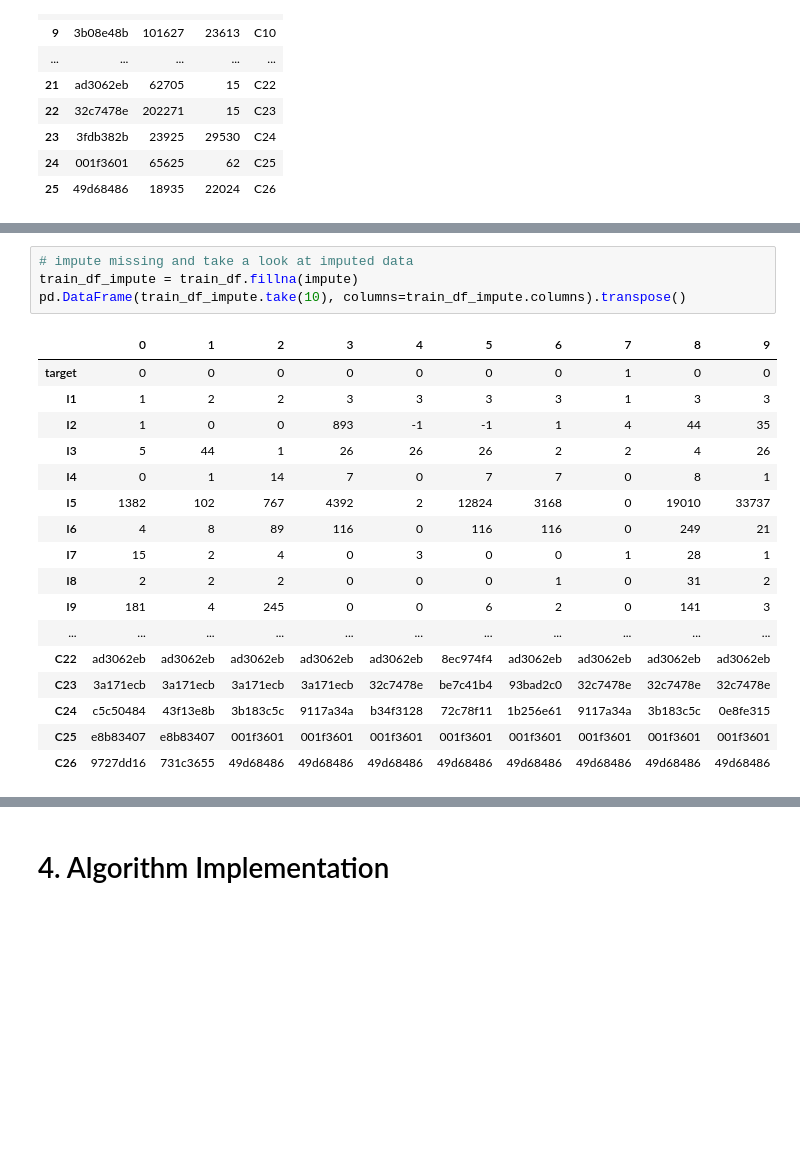
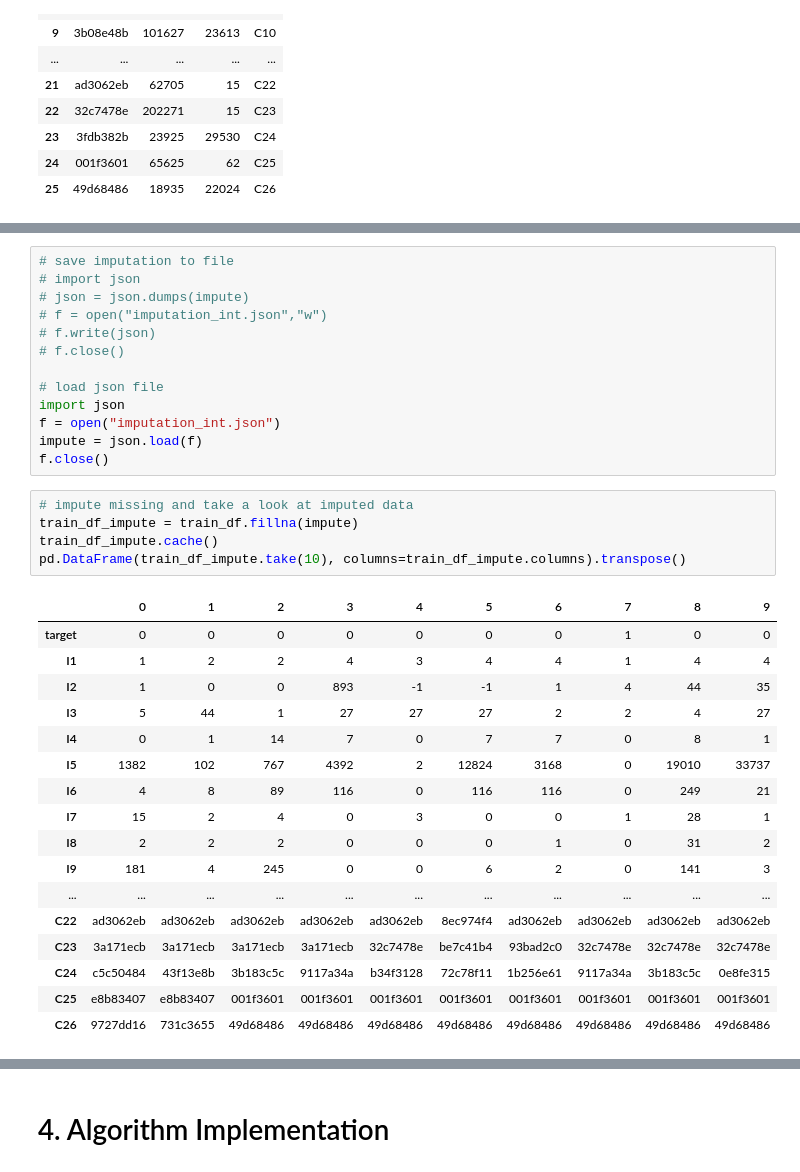
Before and after one commit to ansjory/w261_project, a Jupyter notebook: catherine_fpj_workbook.ipynb, the cells around one changed output, grey strips where cells are left out. Cells and saved outputs as stored; diff of their text form; blank space fills up the shorter version.

```diff
--- a/catherine_fpj_workbook.ipynb
+++ b/catherine_fpj_workbook.ipynb
@@ -303,16 +303,30 @@ impute
  'C24': '3fdb382b',
  'C25': '001f3601',
  'C26': '49d68486'}
+# %%
+# save imputation to file
+# import json
+# json = json.dumps(impute)
+# f = open("imputation_int.json","w")
+# f.write(json)
+# f.close()
+
+# load json file
+import json
+f = open("imputation_int.json")
+impute = json.load(f)
+f.close()
 # %%
 # impute missing and take a look at imputed data
 train_df_impute = train_df.fillna(impute)
+train_df_impute.cache()
 pd.DataFrame(train_df_impute.take(10), columns=train_df_impute.columns).transpose()
 # %% [output]
 |  | 0 | 1 | 2 | 3 | 4 | 5 | 6 | 7 | 8 | 9 |
 | target | 0 | 0 | 0 | 0 | 0 | 0 | 0 | 1 | 0 | 0 |
-| I1 | 1 | 2 | 2 | 3 | 3 | 3 | 3 | 1 | 3 | 3 |
+| I1 | 1 | 2 | 2 | 4 | 3 | 4 | 4 | 1 | 4 | 4 |
 | I2 | 1 | 0 | 0 | 893 | -1 | -1 | 1 | 4 | 44 | 35 |
-| I3 | 5 | 44 | 1 | 26 | 26 | 26 | 2 | 2 | 4 | 26 |
+| I3 | 5 | 44 | 1 | 27 | 27 | 27 | 2 | 2 | 4 | 27 |
 | I4 | 0 | 1 | 14 | 7 | 0 | 7 | 7 | 0 | 8 | 1 |
 | I5 | 1382 | 102 | 767 | 4392 | 2 | 12824 | 3168 | 0 | 19010 | 33737 |
 | I6 | 4 | 8 | 89 | 116 | 0 | 116 | 116 | 0 | 249 | 21 |
```
Also changed, not shown: parts of 13 cells of this notebook.
